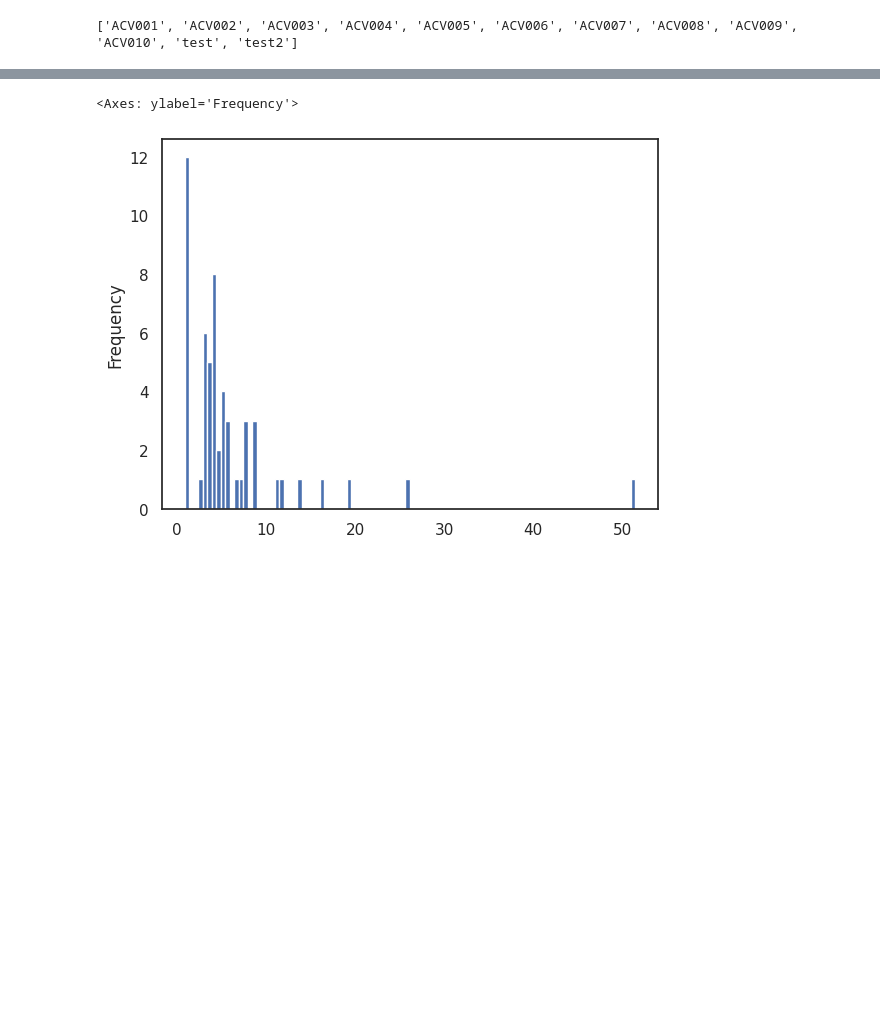
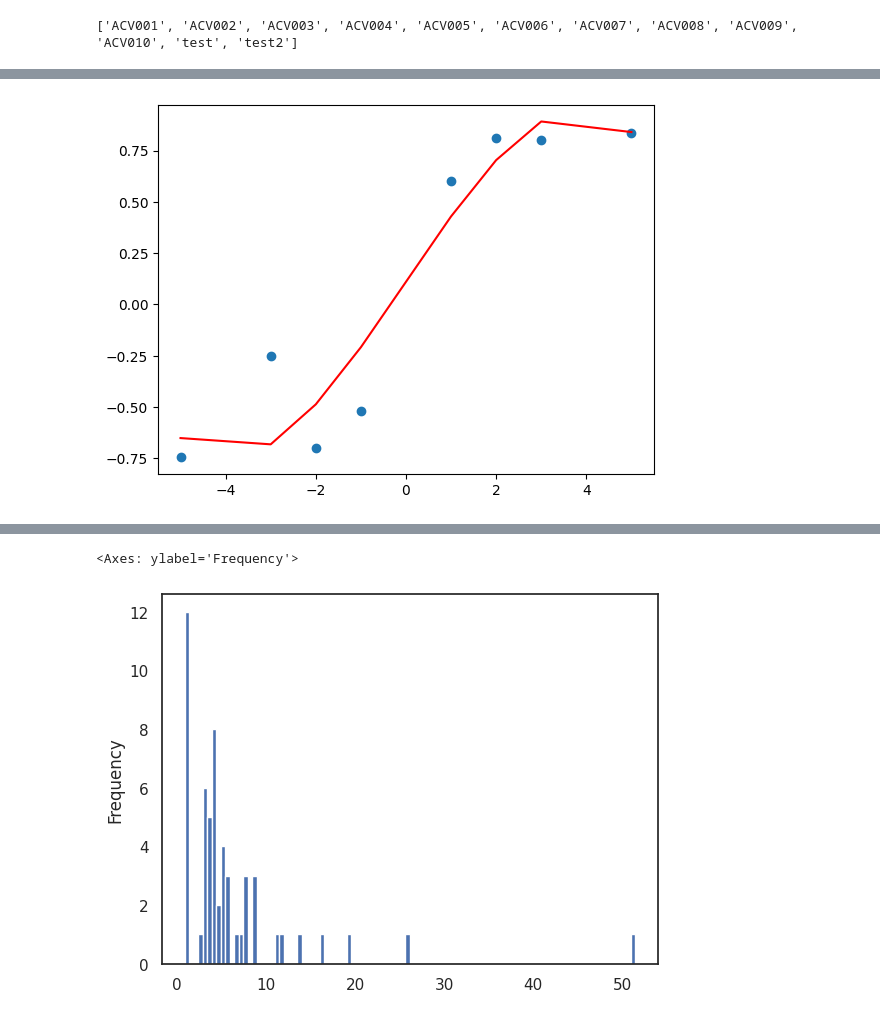
Before and after one commit to LearningCircuitsLab/lecilab-behavior-analysis, a Jupyter notebook: lecilab_behavior_analysis/plot_testing.ipynb, the cells around one changed output, grey strips where cells are left out. Saved outputs shown, nothing was run; the diff lists cells and outputs as text; code cells hidden in the pictures; blank space fills up the shorter version.

```diff
--- a/lecilab_behavior_analysis/plot_testing.ipynb
+++ b/lecilab_behavior_analysis/plot_testing.ipynb
@@ -86,3 +127,22 @@ fig = session_summary_figure(sdf, mouse, perf_window=15, width=10, height=5)
+# %%
+from sklearn.linear_model import LinearRegression
+from sklearn.preprocessing import PolynomialFeatures
+from sklearn import linear_model
+
+x = np.reshape(leftward_evidence_test,(-1,1))
+
+poly_reg =PolynomialFeatures(degree=3)
+X_ploy =poly_reg.fit_transform(x)
+lin_reg=LinearRegression()
+lin_reg.fit(X_ploy,leftward_choices_test)
+
+y_pred = lin_reg.predict(X_ploy)
+
+plt.scatter(leftward_evidence_test, leftward_choices_test)
+plt.plot(leftward_evidence_test,y_pred,c='red')
+plt.show()
+# %% [output]
+[figure, added]
 # %%
 from lecilab_behavior_analysis.plots import plot_time_between_trials_and_reaction_time
 from lecilab_behavior_analysis.df_transforms import calculate_time_between_trials_and_reaction_time
```
Also changed, not shown: parts of 10 cells of this notebook, 1 other file.
